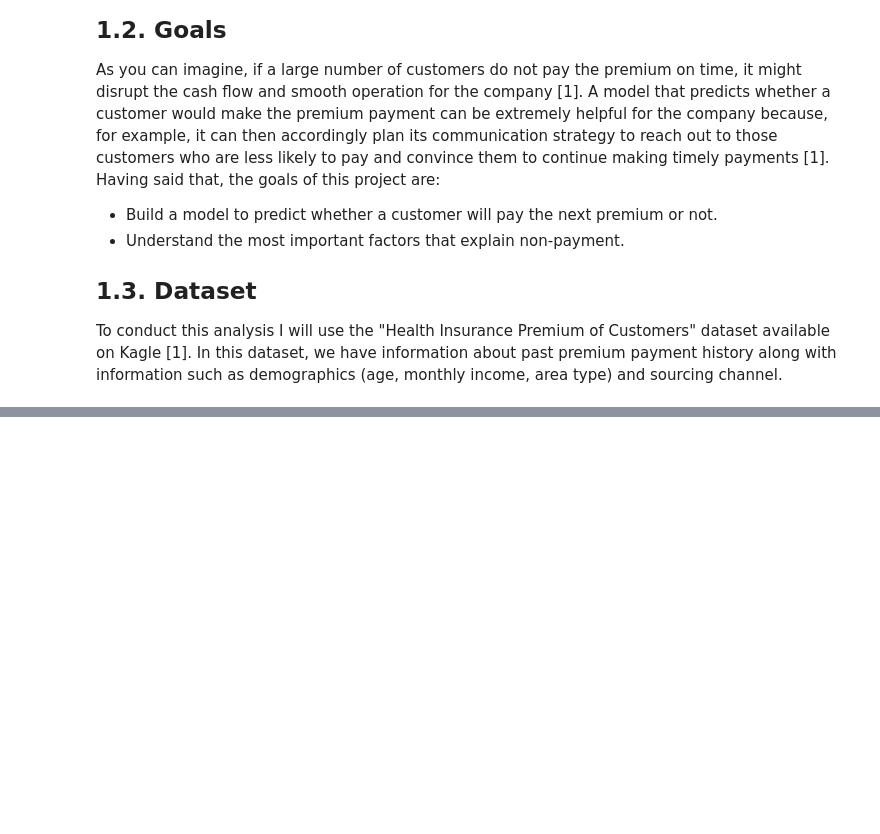
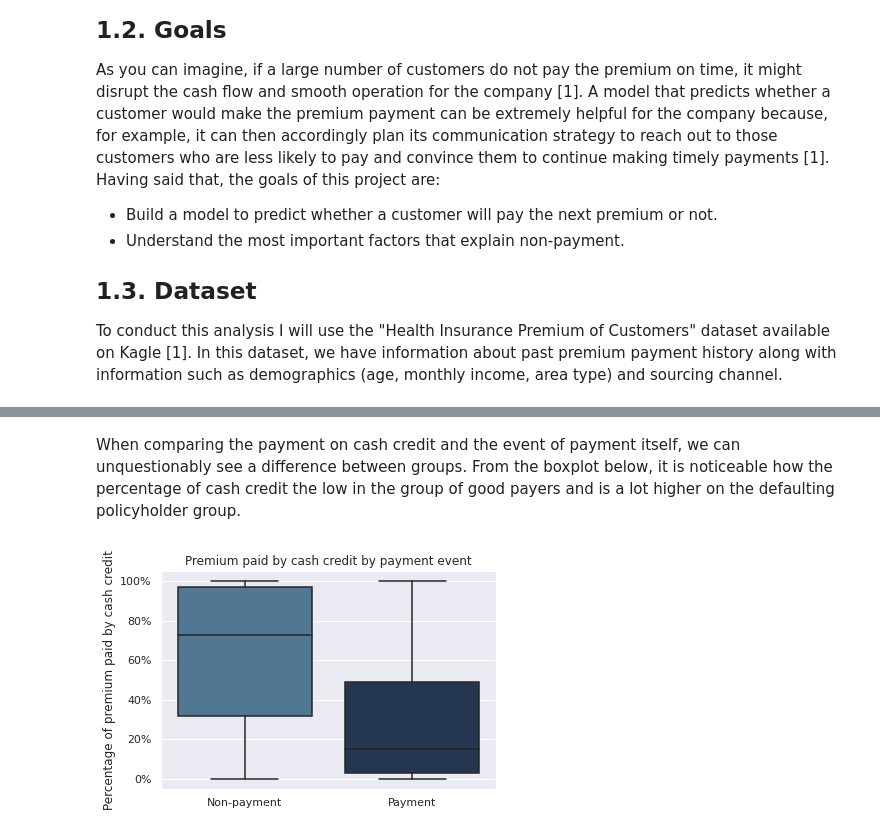
Before and after one commit to mefonseca/Insurance_payment, a Jupyter notebook: Non_payment_of_insurance_premium.ipynb, the cells around one changed output, grey strips where cells are left out. Saved outputs shown, nothing was run; the diff lists cells and outputs as text; code cells hidden in the pictures; blank space fills up the shorter version.

```diff
--- a/Non_payment_of_insurance_premium.ipynb
+++ b/Non_payment_of_insurance_premium.ipynb
@@ -48,0 +194,12 @@ To conduct this analysis I will use the "Health Insurance Premium of Customers"
+# %% [markdown]
+When comparing the payment on cash credit and the event of payment itself, we can unquestionably see a difference between groups. From the boxplot below, it is noticeable how the percentage of cash credit the low in the group of good payers and is a lot higher on the defaulting policyholder group.
+# %%
+train['target_text'] = np.where(train['target'] == 0, 'Non-payment', np.where(train['target'] == 1, 'Payment', 'NA'))
+train['target_text'] = train['target_text'].astype('category')
+
+ax = sns.boxplot(x="target_text", y="perc_premium_paid_by_cash_credit", data=train, palette=["#457b9d", "#1d3557"])
+ax.set(xlabel='', ylabel='Percentage of premium paid by cash credit', title='Premium paid by cash credit by payment event')
+ax.yaxis.set_major_formatter(mtick.PercentFormatter(1))
+plt.show()
+# %% [output]
+[figure, added]
```
Also changed, not shown: parts of 23 cells of this notebook.
